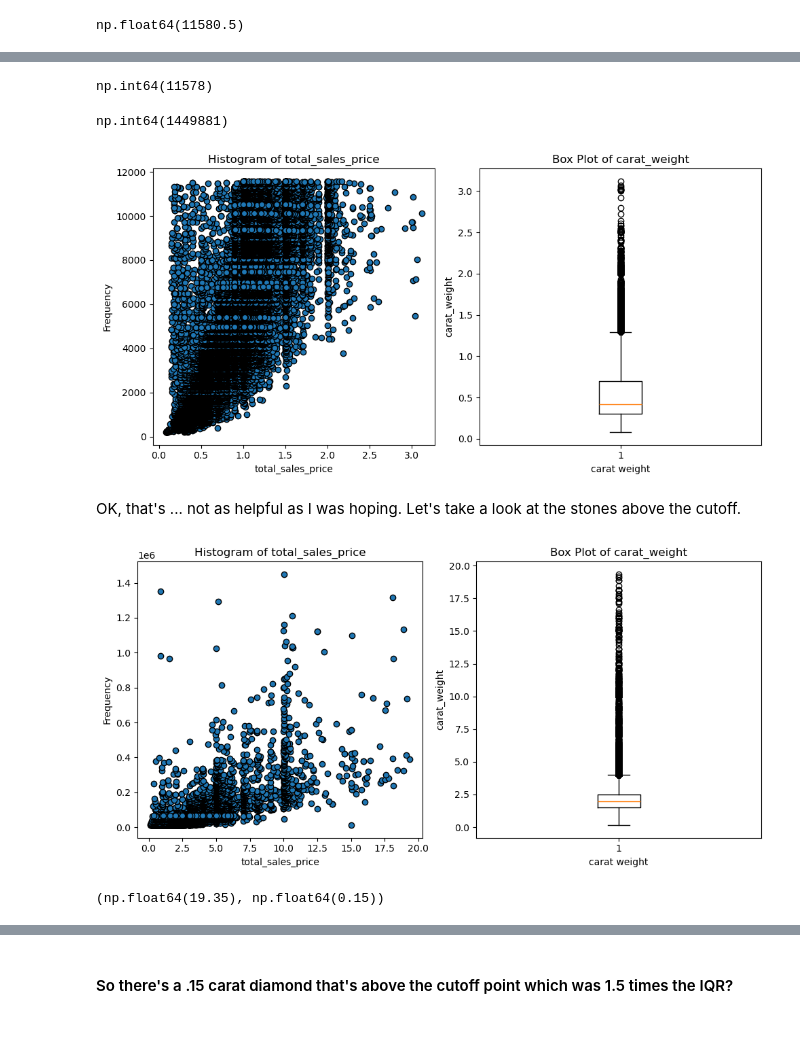
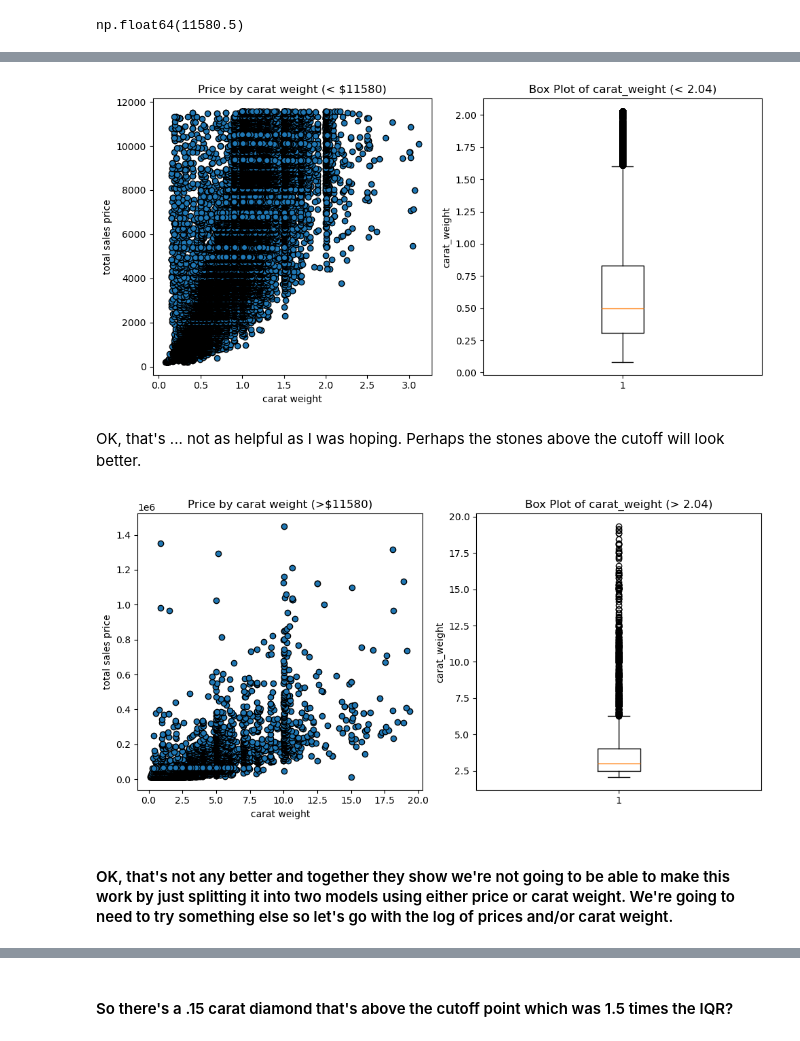
Before and after one commit to Data-Science-Projects-Code/Diamonds, a Jupyter notebook: Diamonds/notebooks/Models.ipynb, the cells around one changed output, grey strips where cells are left out. Cells and saved outputs as stored; diff of their text form; code cells hidden in the pictures.

Commit message:
More work on Models notebook and outliers

```diff
--- a/Diamonds/notebooks/Models.ipynb
+++ b/Diamonds/notebooks/Models.ipynb
@@ -177,7 +187,3 @@ np.float64(11580.5)
 # %%
-filtered_df_low = df[df['total_sales_price'] < 11580]
+filtered_df_low_price = df[df['total_sales_price'] < 11580]
-# %%
-filtered_df_low['total_sales_price'].max()
-# %% [output]
-np.int64(11578)
 # %%
@@ -185,4 +191,2 @@ filtered_df_high = df[df['total_sales_price'] > 11580]
 # %%
-filtered_df_high['total_sales_price'].max()
+filtered_df_low_cw = df[df['carat_weight'] < 2.04]
-# %% [output]
-np.int64(1449881)
@@ -189,43 +195,40 @@ np.int64(1449881)
 # %%
-# Create the Plots
 fig, (ax1, ax2) = plt.subplots(1, 2, figsize=(10, 5))
 
 # Histogram
-ax1.scatter(x=filtered_df_low['carat_weight'], y=filtered_df_low['total_sales_price'],  edgecolor='black')
-ax1.set_xlabel('total_sales_price')
-ax1.set_ylabel('Frequency')
-ax1.set_title('Histogram of total_sales_price')
+ax1.scatter(x=filtered_df_low_price['carat_weight'], y=filtered_df_low_price['total_sales_price'],  edgecolor='black')
+ax1.set_xlabel('carat weight')
+ax1.set_ylabel('total sales price')
+ax1.set_title('Price by carat weight (< $11580)')
 
 # Box Plot (Whiskers)
-ax2.boxplot(filtered_df_low['carat_weight'])
-ax2.set_xlabel('carat weight')
+ax2.boxplot(filtered_df_low_cw['carat_weight'])
 ax2.set_ylabel('carat_weight')
-ax2.set_title('Box Plot of carat_weight')
+ax2.set_title('Box Plot of carat_weight (< 2.04)')
 
 # Adjust Layout
 plt.tight_layout()
 
 # Display the Plots
 plt.show()
 # %% [output]
-[figure, old version]
+[figure, new version]
 # %% [markdown]
-OK, that's ... not as helpful as I was hoping. Let's take a look at the stones above the cutoff.
+OK, that's ... not as helpful as I was hoping. Perhaps the stones above the cutoff will look better.
 # %%
 # Create the Plots
 fig, (ax1, ax2) = plt.subplots(1, 2, figsize=(10, 5))
 
 # Histogram
-ax1.scatter(x=filtered_df_high['carat_weight'], y=filtered_df_high['total_sales_price'],  edgecolor='black')
-ax1.set_xlabel('total_sales_price')
-ax1.set_ylabel('Frequency')
-ax1.set_title('Histogram of total_sales_price')
+ax1.scatter(x=filtered_df_high_price['carat_weight'], y=filtered_df_high_price['total_sales_price'],  edgecolor='black')
+ax1.set_xlabel('carat weight')
+ax1.set_ylabel('total sales price')
+ax1.set_title('Price by carat weight (>$11580)')
 
 # Box Plot (Whiskers)
-ax2.boxplot(filtered_df_high['carat_weight'])
-ax2.set_xlabel('carat weight')
+ax2.boxplot(filtered_df_high_cw['carat_weight'])
 ax2.set_ylabel('carat_weight')
-ax2.set_title('Box Plot of carat_weight')
+ax2.set_title('Box Plot of carat_weight (> 2.04)')
 
 # Adjust Layout
 plt.tight_layout()
@@ -233,8 +236,6 @@ plt.tight_layout()
 # Display the Plots
 plt.show()
 # %% [output]
-[figure, old version]
+[figure, new version]
-# %%
-filtered_df_high['carat_weight'].max(), filtered_df_high['carat_weight'].min()
-# %% [output]
-(np.float64(19.35), np.float64(0.15))
+# %% [markdown]
+#### OK, that's not any better and together they show we're not going to be able to make this work by just splitting it into two models using either price or carat weight. We're going to need to try something else so let's go with the log of prices and/or carat weight.
```
Also changed, not shown: parts of 16 cells of this notebook.
